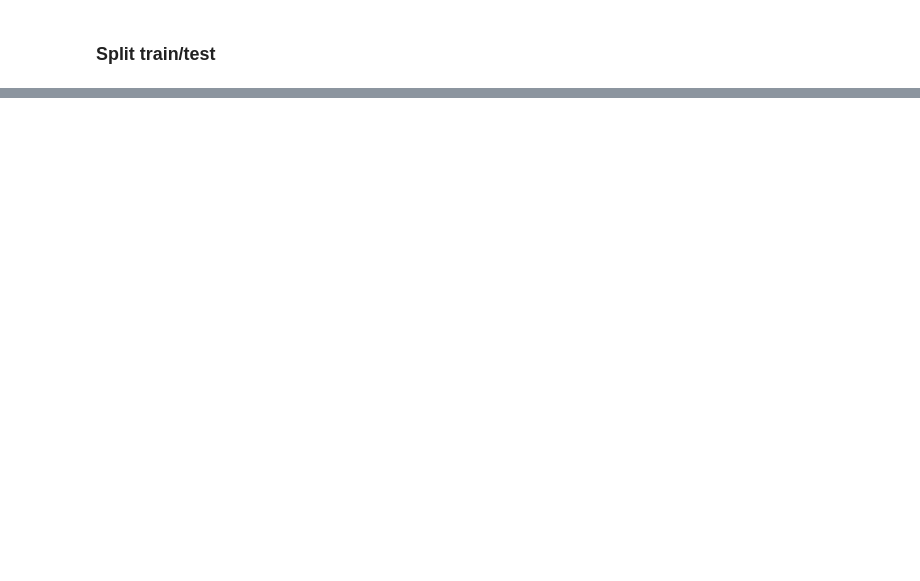
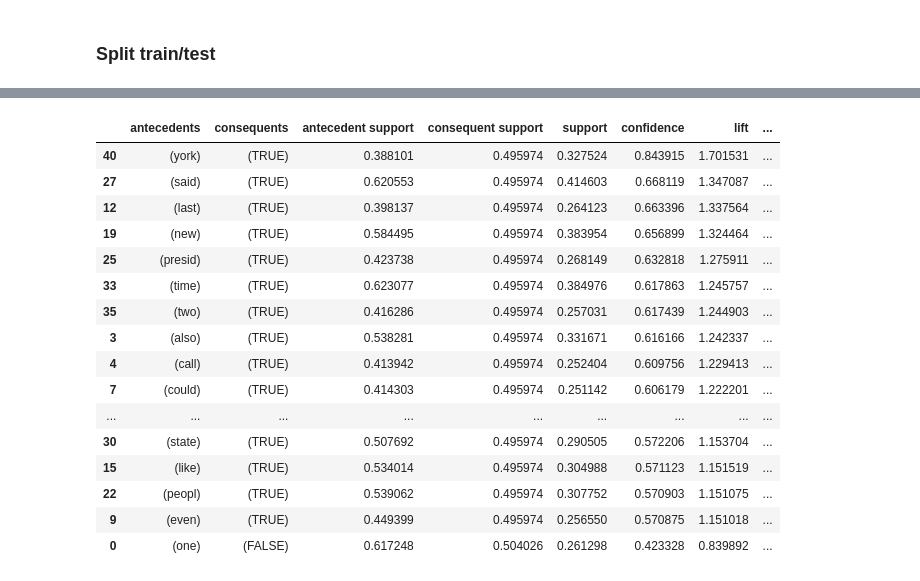
Before and after one commit to jose-jac/TFG, a Jupyter notebook: code/bayesian_network.ipynb, the cells around one changed output, grey strips where cells are left out. Drawn from its saved outputs; the diff is of its cells as text; code cells hidden in the pictures; blank space fills up the shorter version.

```diff
--- a/code/bayesian_network.ipynb
+++ b/code/bayesian_network.ipynb
@@ -364,0 +489,3 @@ reglas_VoF.sort_values(by=['confidence'], ascending=False)
+# %%
+freq_itemsets = apriori(df_encoded, min_support=0.25, use_colnames=True, verbose=1)
+freq_itemsets
@@ -364,0 +507,4 @@ reglas_VoF.sort_values(by=['confidence'], ascending=False)
+# %%
+# Reglas de asociación
+reglas = association_rules(freq_itemsets, metric="confidence", min_threshold=0.2)
+reglas
@@ -364,0 +525,3 @@ reglas_VoF.sort_values(by=['confidence'], ascending=False)
+# %%
+# Escogemos las reglas que contienen un elemento en el antecedente y otro en el consecuente, y ese elemento es un unigrama
+reglas1 = reglas[	(reglas['antecedents'].apply(lambda x: len(x)) == 1) & (reglas['consequents'].apply(lambda x: len(x)) == 1)	& (reglas['antecedents'].apply(lambda x: ' ' not in list(x)[0]) & reglas['consequents'].apply(lambda x: ' ' not in list(x)[0]))   ]
@@ -364,0 +567,39 @@ reglas_VoF.sort_values(by=['confidence'], ascending=False)
+# %%
+# Definimos las palabras maximales como aquellas que se encuentran en los ngramas maximales
+palabras_maximales = set()
+for ngrama in ngramas_maximales:
+	split = ngrama.split()
+	for palabra in split:
+		palabras_maximales.add(palabra)
+# %%
+# Escogemos las reglas que contienen solamente True o solamente False en el consecuente, y en el antecedente hay una palabra contenida en un ngrama maximal
+reglas_V = reglas1[reglas1['consequents'] == frozenset({'TRUE'})]
+reglas_V = reglas_V[reglas_V.apply(lambda x: list(x['antecedents'])[0] in palabras_maximales, axis=1)]
+reglas_V.sort_values(by=['confidence'], ascending=False)
+reglas_F = reglas1[reglas1['consequents'] == frozenset({'FALSE'})]
+reglas_F = reglas_F[reglas_F.apply(lambda x: list(x['antecedents'])[0] in palabras_maximales, axis=1)]
+reglas_F.sort_values(by=['confidence'], ascending=False)
+
+# Agrupamos las reglas verdaderas y falsas en un solo dataframe
+reglas_VoF = pd.DataFrame()
+reglas_VoF = reglas_V.append(reglas_F)
+reglas_VoF
+reglas_VoF.sort_values(by=['confidence'], ascending=False)
+# %% [output]
+|  | antecedents | consequents | antecedent support | consequent support | support | confidence | lift | ... |
+| 40 | (york) | (TRUE) | 0.388101 | 0.495974 | 0.327524 | 0.843915 | 1.701531 | ... |
+| 27 | (said) | (TRUE) | 0.620553 | 0.495974 | 0.414603 | 0.668119 | 1.347087 | ... |
+| 12 | (last) | (TRUE) | 0.398137 | 0.495974 | 0.264123 | 0.663396 | 1.337564 | ... |
+| 19 | (new) | (TRUE) | 0.584495 | 0.495974 | 0.383954 | 0.656899 | 1.324464 | ... |
+| 25 | (presid) | (TRUE) | 0.423738 | 0.495974 | 0.268149 | 0.632818 | 1.275911 | ... |
+| 33 | (time) | (TRUE) | 0.623077 | 0.495974 | 0.384976 | 0.617863 | 1.245757 | ... |
+| 35 | (two) | (TRUE) | 0.416286 | 0.495974 | 0.257031 | 0.617439 | 1.244903 | ... |
+| 3 | (also) | (TRUE) | 0.538281 | 0.495974 | 0.331671 | 0.616166 | 1.242337 | ... |
+| 4 | (call) | (TRUE) | 0.413942 | 0.495974 | 0.252404 | 0.609756 | 1.229413 | ... |
+| 7 | (could) | (TRUE) | 0.414303 | 0.495974 | 0.251142 | 0.606179 | 1.222201 | ... |
+| ... | ... | ... | ... | ... | ... | ... | ... | ... |
+| 30 | (state) | (TRUE) | 0.507692 | 0.495974 | 0.290505 | 0.572206 | 1.153704 | ... |
+| 15 | (like) | (TRUE) | 0.534014 | 0.495974 | 0.304988 | 0.571123 | 1.151519 | ... |
+| 22 | (peopl) | (TRUE) | 0.539062 | 0.495974 | 0.307752 | 0.570903 | 1.151075 | ... |
+| 9 | (even) | (TRUE) | 0.449399 | 0.495974 | 0.256550 | 0.570875 | 1.151018 | ... |
+| 0 | (one) | (FALSE) | 0.617248 | 0.504026 | 0.261298 | 0.423328 | 0.839892 | ... |
```
Also changed, not shown: parts of 74 cells of this notebook, 9 other files.
